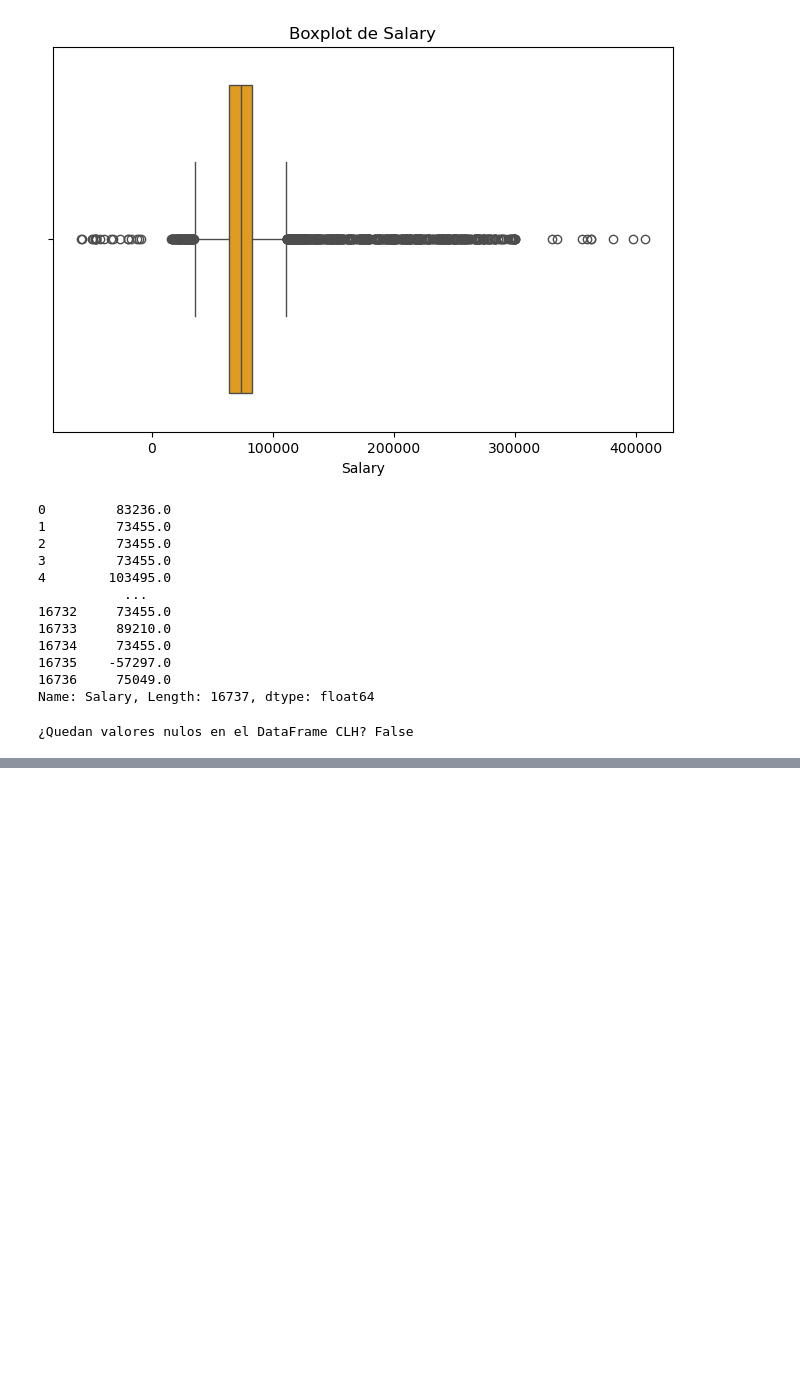
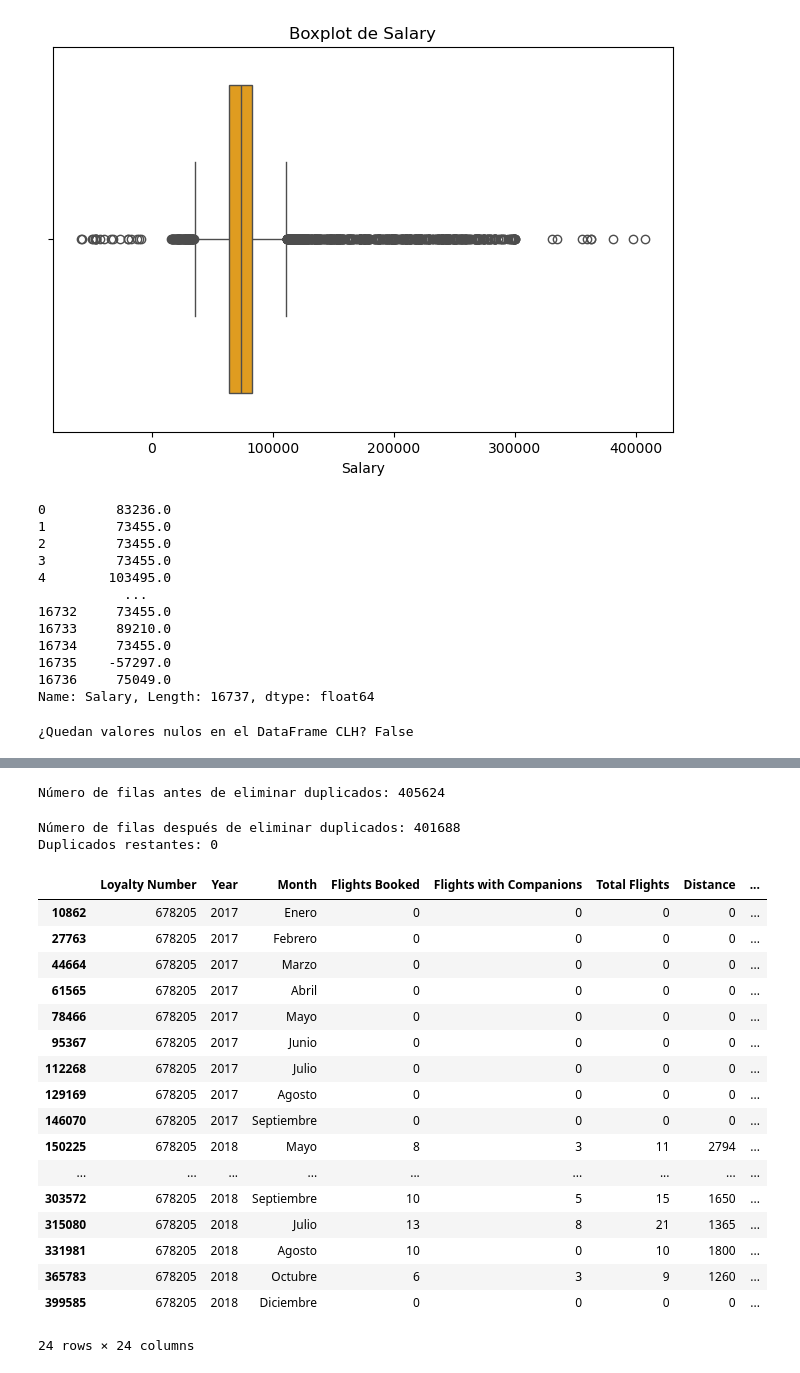
Before and after one commit to Adalab/bda-modulo-3-evaluacion-final-fatimagonzalezya, a Jupyter notebook: evaluacion-final-fatimagonzalezya.ipynb, the cells around one changed output, grey strips where cells are left out. Saved outputs shown, nothing was run; the diff lists cells and outputs as text; code cells hidden in the pictures; blank space fills up the shorter version.

Commit message:
Unificación de DataFrames completada. Comprobado que no hay nulos ni duplicados.

```diff
--- a/evaluacion-final-fatimagonzalezya.ipynb
+++ b/evaluacion-final-fatimagonzalezya.ipynb
@@ -377,0 +393,5 @@ print("¿Quedan valores nulos en el DataFrame CLH?", df_Loyalty_History.isnull()
+# %%
+# Los dos DataFrames tienen información diferente sobre los mismos clientes (columnas distintas pero misma clave).
+# Garantizamos que todos los clientes con actividad de vuelo estarán en el DF final, aunque no tengan historial de lealtad.
+
+df_unido = df_Flight_Activity.merge(df_Loyalty_History, on="Loyalty Number", how="left")
@@ -377,0 +475,36 @@ print("¿Quedan valores nulos en el DataFrame CLH?", df_Loyalty_History.isnull()
+# %%
+print(f"Número de filas antes de eliminar duplicados: {df_unido.shape[0]}")
+# %% [output]
+Número de filas antes de eliminar duplicados: 405624
+# %%
+df_unido = df_unido.drop_duplicates(subset=["Loyalty Number", "Month", "Year"], keep="first")
+
+# Consideramos duplicados cuando estas tres columnas coincidan exactamente
+# Conservando la primera aparición de cada conjunto duplicado y eliminando las demás
+# %%
+print(f"Número de filas después de eliminar duplicados: {df_unido.shape[0]}")
+print(f"Duplicados restantes: {df_unido.duplicated(subset=['Loyalty Number', 'Month', 'Year']).sum()}")
+# %% [output]
+Número de filas después de eliminar duplicados: 401688
+Duplicados restantes: 0
+# %%
+df_unido[df_unido["Loyalty Number"] == 678205]  # Comprobación
+# %% [output]
+|  | Loyalty Number | Year | Month | Flights Booked | Flights with Companions | Total Flights | Distance | ... |
+| 10862 | 678205 | 2017 | Enero | 0 | 0 | 0 | 0 | ... |
+| 27763 | 678205 | 2017 | Febrero | 0 | 0 | 0 | 0 | ... |
+| 44664 | 678205 | 2017 | Marzo | 0 | 0 | 0 | 0 | ... |
+| 61565 | 678205 | 2017 | Abril | 0 | 0 | 0 | 0 | ... |
+| 78466 | 678205 | 2017 | Mayo | 0 | 0 | 0 | 0 | ... |
+| 95367 | 678205 | 2017 | Junio | 0 | 0 | 0 | 0 | ... |
+| 112268 | 678205 | 2017 | Julio | 0 | 0 | 0 | 0 | ... |
+| 129169 | 678205 | 2017 | Agosto | 0 | 0 | 0 | 0 | ... |
+| 146070 | 678205 | 2017 | Septiembre | 0 | 0 | 0 | 0 | ... |
+| 150225 | 678205 | 2018 | Mayo | 8 | 3 | 11 | 2794 | ... |
+| ... | ... | ... | ... | ... | ... | ... | ... | ... |
+| 303572 | 678205 | 2018 | Septiembre | 10 | 5 | 15 | 1650 | ... |
+| 315080 | 678205 | 2018 | Julio | 13 | 8 | 21 | 1365 | ... |
+| 331981 | 678205 | 2018 | Agosto | 10 | 0 | 10 | 1800 | ... |
+| 365783 | 678205 | 2018 | Octubre | 6 | 3 | 9 | 1260 | ... |
+| 399585 | 678205 | 2018 | Diciembre | 0 | 0 | 0 | 0 | ... |
+24 rows × 24 columns
```
Also changed, not shown: parts of 6 cells of this notebook.
